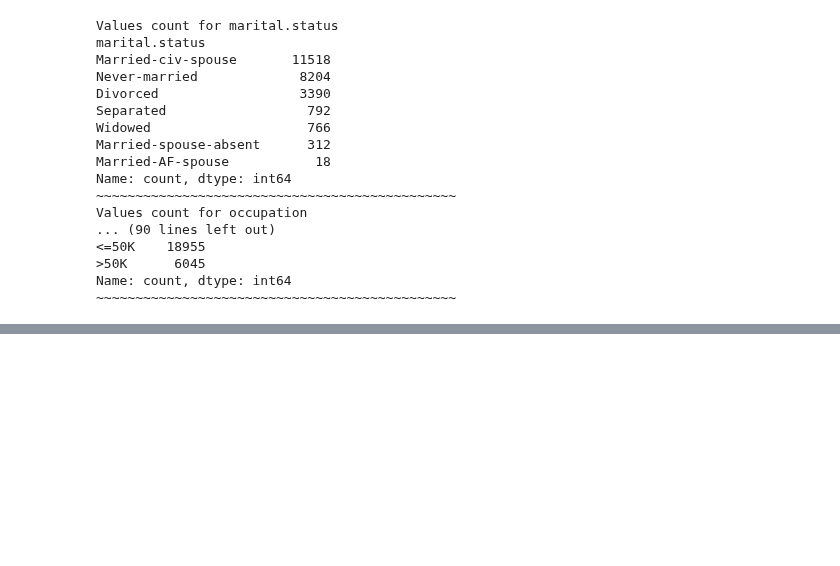
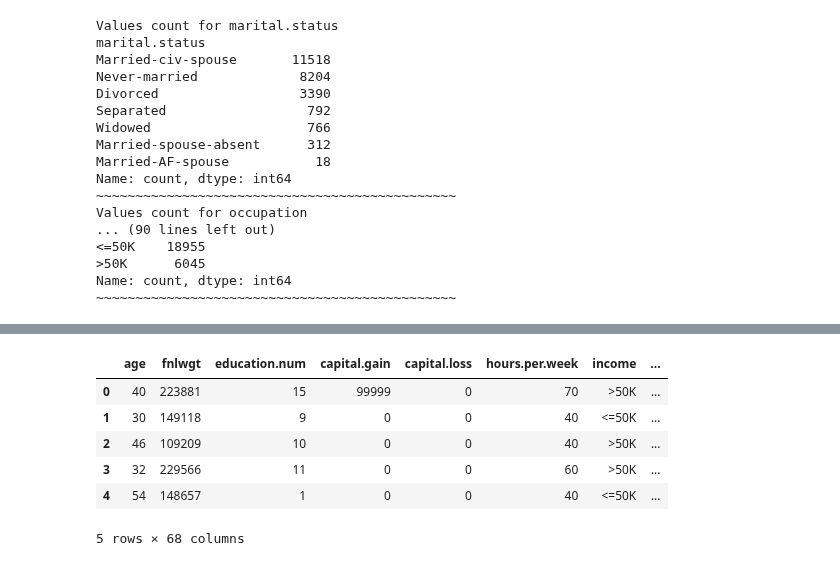
Before and after one commit to GENTLEW1ND/Python, a Jupyter notebook: american-people-income.ipynb, the cells around one changed output, grey strips where cells are left out. Cells and saved outputs as stored; diff of their text form; code cells hidden in the pictures; blank space fills up the shorter version.

```diff
--- a/american-people-income.ipynb
+++ b/american-people-income.ipynb
@@ -192,0 +228,10 @@ memory usage: 13.2+ MB
+# %%
+data.head()
+# %% [output]
+|  | age | fnlwgt | education.num | capital.gain | capital.loss | hours.per.week | income | ... |
+| 0 | 40 | 223881 | 15 | 99999 | 0 | 70 | >50K | ... |
+| 1 | 30 | 149118 | 9 | 0 | 0 | 40 | <=50K | ... |
+| 2 | 46 | 109209 | 10 | 0 | 0 | 40 | >50K | ... |
+| 3 | 32 | 229566 | 11 | 0 | 0 | 60 | >50K | ... |
+| 4 | 54 | 148657 | 1 | 0 | 0 | 40 | <=50K | ... |
+5 rows × 68 columns
```
Also changed, not shown: parts of 17 cells of this notebook.
